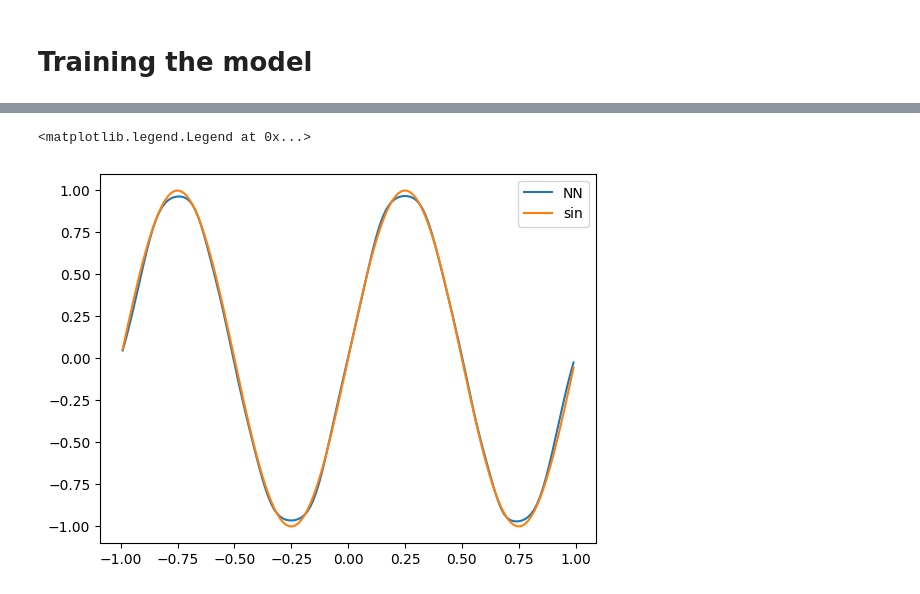
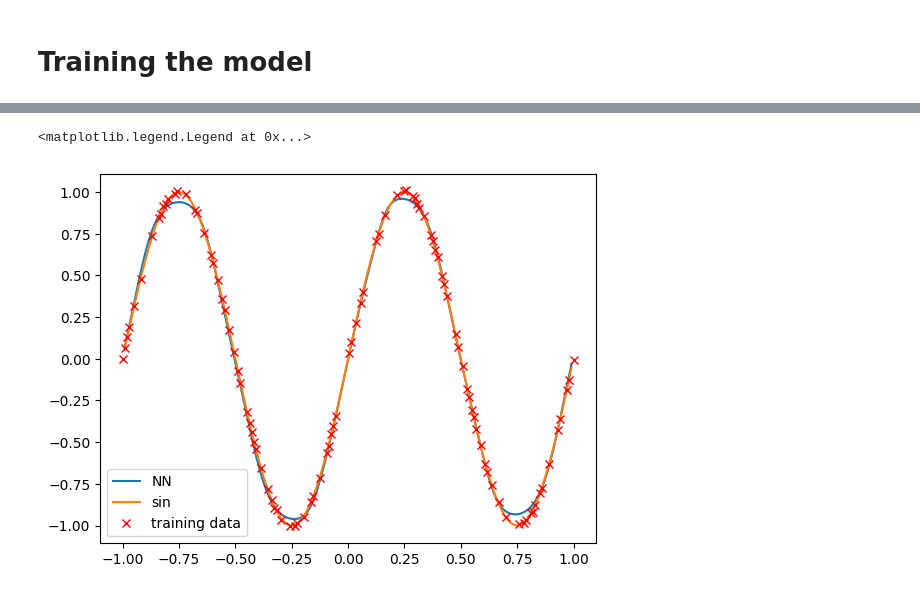
Before and after one commit to hamidrezanorouzi/myPythonTemp, a Jupyter notebook: sinFunction.ipynb, the cells around one changed output, grey strips where cells are left out. Cells and saved outputs as stored; diff of their text form; code cells hidden in the pictures.

```diff
--- a/sinFunction.ipynb
+++ b/sinFunction.ipynb
@@ -5,12 +5,13 @@
 # %%
 import numpy as np
 
-n = 1000
-trainingSetLen = 600;
-noiseMag = 0.001
-x = np.linspace(-1,1, num = n).reshape(-1, 1)
+n = 200
+split = 0.5
+trainingSetLen = int(n * split+1);
+noiseMag = 0.01
+x = np.linspace(-1,1, num = n) #.reshape(-1, 1)
 np.random.shuffle(x)
-epsilon = noiseMag * (2*np.random.rand(n)-1).reshape(-1,1)
+epsilon = noiseMag * (2*np.random.rand(n)-1) #.reshape(-1,1)
 y = np.sin(2*np.pi*x)+epsilon
 
 x_train = x[0:trainingSetLen]
@@ -22,21 +23,21 @@ y_valid = y[trainingSetLen:]
 # %%
 from tensorflow import keras
 
-def buildModel():
+def buildModel(l):
   model = keras.Sequential([
-      keras.layers.Dense(100,activation='tanh'),
-      keras.layers.Dense(50,activation='tanh'),
-      keras.layers.Dense(1,activation='tanh')
-  ])
-  model.compile(optimizer=keras.optimizers.RMSprop(), loss='mse', metrics=['mae'])
+      keras.Input(shape=(1,)),
+      keras.layers.Dense(100,activation='tanh', kernel_regularizer = keras.regularizers.L2(l), name='inputLayer'),
+      keras.layers.Dense(100,activation='tanh', kernel_regularizer = keras.regularizers.L2(l), name='hidden1'),
+      keras.layers.Dense(1,activation='tanh', kernel_regularizer = keras.regularizers.L2(l), name = 'outputLayer')
+  ], name='sinFunction')
+  model.compile(optimizer=keras.optimizers.AdamW(), loss='mse', metrics=['mae'])
   return model
-model = buildModel()
+model = buildModel(1.0e-5)
 # %% [markdown]
 # Training the model
 # %%
 history = model.fit(
     x_train, y_train,
-    epochs = 1000,
-    batch_size = 20,
-    validation_data = (x_valid, y_valid)
+    epochs = 5000,
+    validation_data = (x_valid, y_valid), verbose=1
     )
@@ -47,5 +62,6 @@ y_test = model.predict(x_test)
 y_sin = np.sin(2*np.pi*x_test)
 plt.plot(x_test, y_test)
 plt.plot(x_test,y_sin)
-plt.legend(('NN', 'sin'))
+plt.plot(x_train, y_train,'rx')
+plt.legend(('NN', 'sin', 'training data'))
 # %% [output]
@@ -53,2 +69,2 @@ plt.legend(('NN', 'sin'))
 <matplotlib.legend.Legend at 0x...>
-[figure, old version]
+[figure, new version]
```
Also changed, not shown: parts of 2 cells of this notebook.
